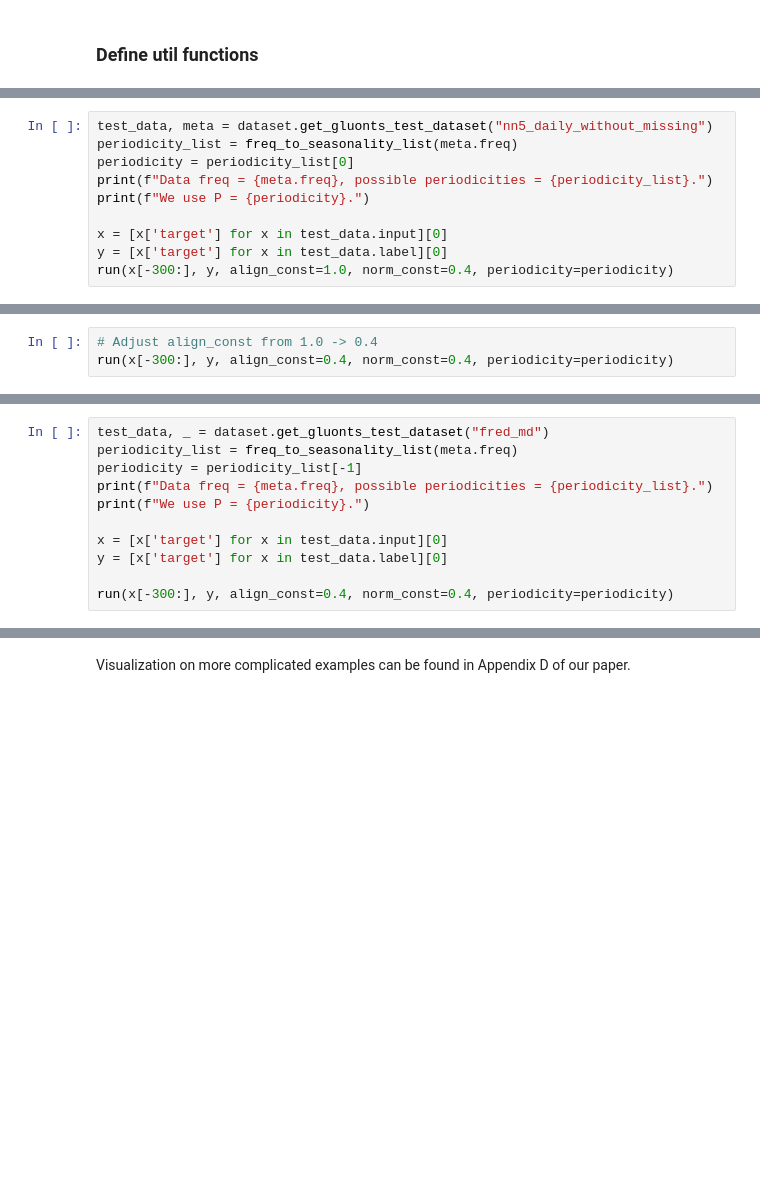
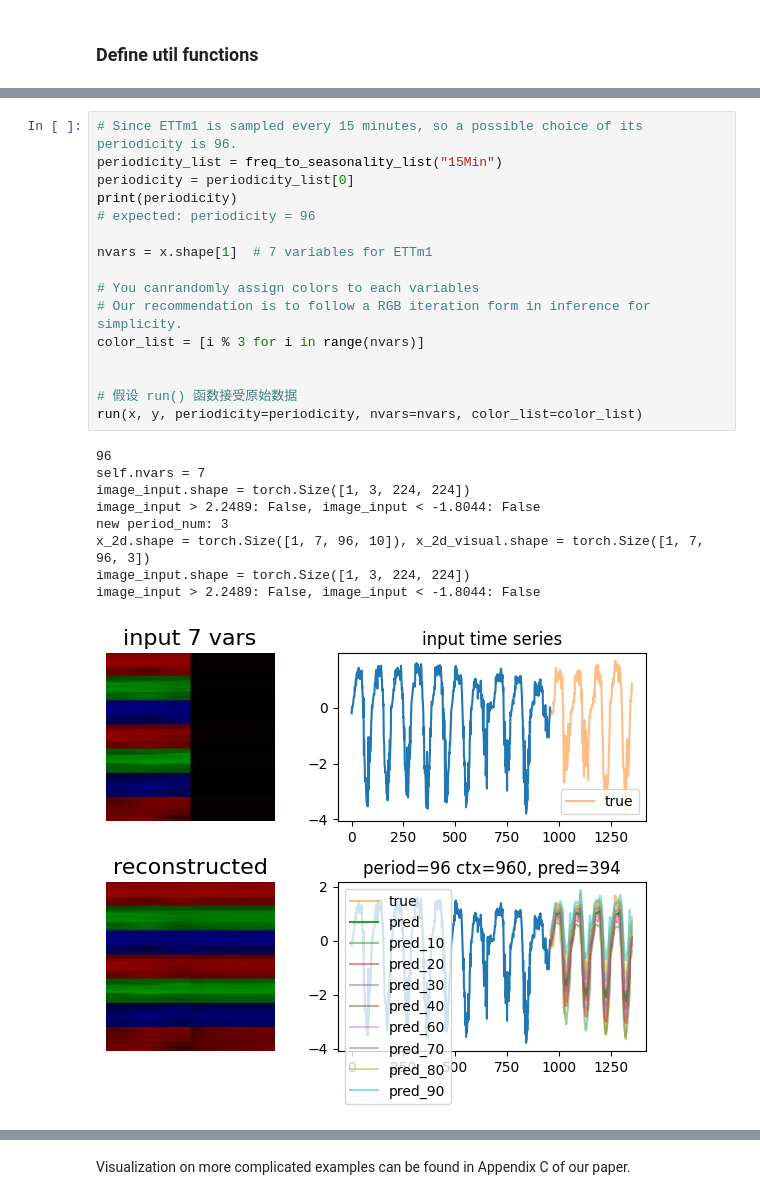
Before and after one commit to vudxlab/VisionTSpp, a Jupyter notebook: scripts/VisionTS/demo.ipynb, the cells around one changed output, grey strips where cells are left out. Saved outputs shown, nothing was run; the diff lists cells and outputs as text; blank space fills up the shorter version.

Commit message:
update README, add demo.ipynb for inference

```diff
--- a/scripts/VisionTS/demo.ipynb
+++ b/scripts/VisionTS/demo.ipynb
@@ -227,10 +277,0 @@ height_per_var = 56, image.shape = torch.Size([224, 224, 3]), cur_nvars = 4
-# %%
-test_data, meta = dataset.get_gluonts_test_dataset("nn5_daily_without_missing")
-periodicity_list = freq_to_seasonality_list(meta.freq)
-periodicity = periodicity_list[0]
-print(f"Data freq = {meta.freq}, possible periodicities = {periodicity_list}.")
-print(f"We use P = {periodicity}.")
-
-x = [x['target'] for x in test_data.input][0]
-y = [x['target'] for x in test_data.label][0]
-run(x[-300:], y, align_const=1.0, norm_const=0.4, periodicity=periodicity)
@@ -241,3 +277,0 @@ We use P = 7.
-# %%
-# Adjust align_const from 1.0 -> 0.4
-run(x[-300:], y, align_const=0.4, norm_const=0.4, periodicity=periodicity)
@@ -248,11 +277,0 @@ run(x[-300:], y, align_const=0.4, norm_const=0.4, periodicity=periodicity)
-# %%
-test_data, _ = dataset.get_gluonts_test_dataset("fred_md")
-periodicity_list = freq_to_seasonality_list(meta.freq)
-periodicity = periodicity_list[-1]
-print(f"Data freq = {meta.freq}, possible periodicities = {periodicity_list}.")
-print(f"We use P = {periodicity}.")
-
-x = [x['target'] for x in test_data.input][0]
-y = [x['target'] for x in test_data.label][0]
-
-run(x[-300:], y, align_const=0.4, norm_const=0.4, periodicity=periodicity)
@@ -262,0 +360,26 @@ We use P = 1.
+# %%
+# Since ETTm1 is sampled every 15 minutes, so a possible choice of its periodicity is 96.
+periodicity_list = freq_to_seasonality_list("15Min")
+periodicity = periodicity_list[0]
+print(periodicity)
+# expected: periodicity = 96
+
+nvars = x.shape[1]  # 7 variables for ETTm1
+
+# You canrandomly assign colors to each variables
+# Our recommendation is to follow a RGB iteration form in inference for simplicity.
+color_list = [i % 3 for i in range(nvars)]
+
+
+# 假设 run() 函数接受原始数据
+run(x, y, periodicity=periodicity, nvars=nvars, color_list=color_list)
+# %% [output]
+96
+self.nvars = 7
+image_input.shape = torch.Size([1, 3, 224, 224])
+image_input > 2.2489: False, image_input < -1.8044: False
+new period_num: 3
+x_2d.shape = torch.Size([1, 7, 96, 10]), x_2d_visual.shape = torch.Size([1, 7, 96, 3])
+image_input.shape = torch.Size([1, 3, 224, 224])
+image_input > 2.2489: False, image_input < -1.8044: False
+[figure, added]
@@ -263,2 +387,2 @@ We use P = 1.
 # %% [markdown]
-Visualization on more complicated examples can be found in Appendix D of our paper.
+Visualization on more complicated examples can be found in Appendix C of our paper.
```
Also changed, not shown: parts of 16 cells of this notebook, 19 other files.
